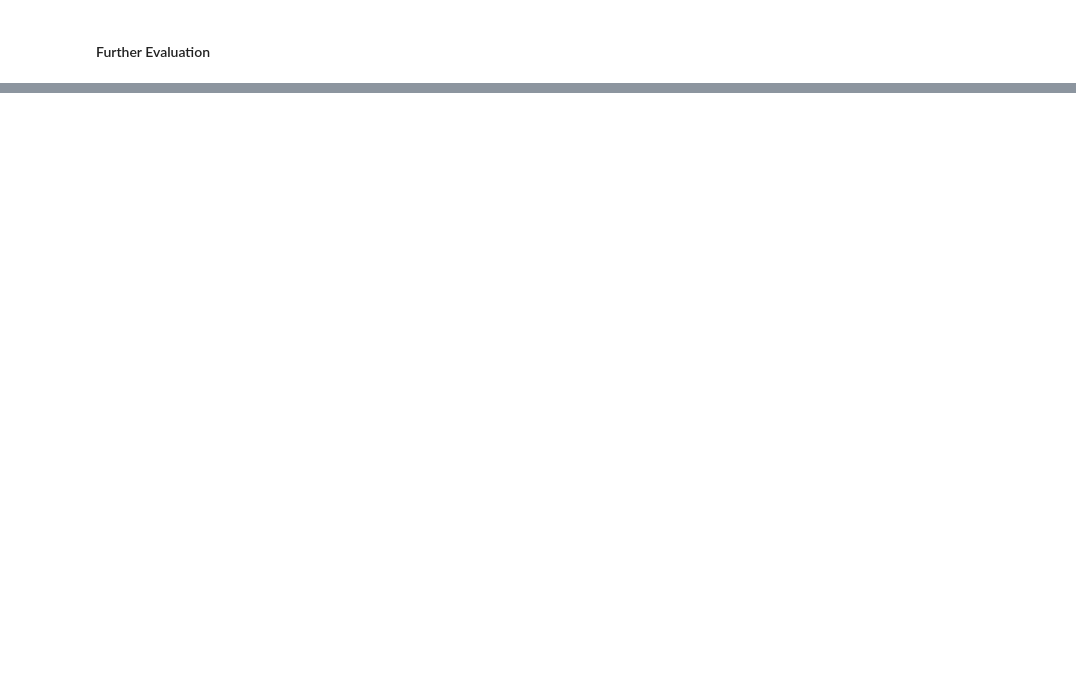
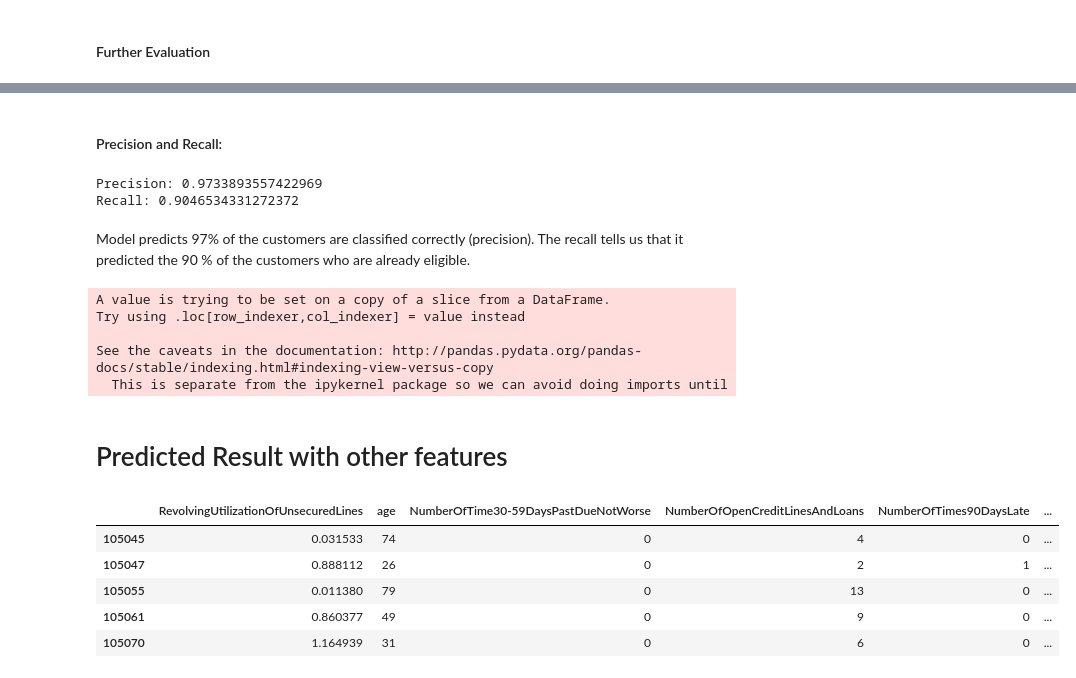
Before and after one commit to biswajithgopinathan/credit_risk_predictor, a Jupyter notebook: credit_risk_classifier.ipynb, the cells around one changed output, grey strips where cells are left out. Drawn from its saved outputs; the diff is of its cells as text; code cells hidden in the pictures; blank space fills up the shorter version.

```diff
--- a/credit_risk_classifier.ipynb
+++ b/credit_risk_classifier.ipynb
@@ -710,8 +696,35 @@ plt.plot(range(10),outcomes)
+# %% [markdown]
+#### Precision and Recall:
+# %%
+from sklearn.metrics import precision_score, recall_score
+
+print("Precision:", precision_score(y_test, predictions_random_forest))
+print("Recall:",recall_score(y_test, predictions_random_forest))
+# %% [output]
+Precision: 0.9733893557422969
+Recall: 0.9046534331272372
+# %% [markdown]
+Model predicts 97% of the customers are classified correctly (precision). The recall tells us that it predicted the 90 % of the customers who are already eligible.
 # %%
 #############################################################################################
 # Adding a new predicted classification coloumn to newly classified table
-# print(len(y_pred_test_r))
-# cust_predicted = random_forest.predict(X_test)
-# print(prediction_features)
-# np.append(prediction_features, y_pred_test_r, axis=1)
-# print(len(prediction_features))
+test_pd['Eligible'] = predictions_random_forest
+test_pd = test_pd.drop("SeriousDlqin2yrs", axis=1)
+test_pd = test_pd.loc[test_pd['Eligible'] == 1]
+# %% [output]
+A value is trying to be set on a copy of a slice from a DataFrame.
+Try using .loc[row_indexer,col_indexer] = value instead
+
+See the caveats in the documentation: http://pandas.pydata.org/pandas-docs/stable/indexing.html#indexing-view-versus-copy
+  This is separate from the ipykernel package so we can avoid doing imports until
+# %% [markdown]
+# Predicted Result with other features
+# %%
+test_pd.head()
+# %% [output]
+|  | RevolvingUtilizationOfUnsecuredLines | age | NumberOfTime30-59DaysPastDueNotWorse | NumberOfOpenCreditLinesAndLoans | NumberOfTimes90DaysLate | ... |
+| 105045 | 0.031533 | 74 | 0 | 4 | 0 | ... |
+| 105047 | 0.888112 | 26 | 0 | 2 | 1 | ... |
+| 105055 | 0.011380 | 79 | 0 | 13 | 0 | ... |
+| 105061 | 0.860377 | 49 | 0 | 9 | 0 | ... |
+| 105070 | 1.164939 | 31 | 0 | 6 | 0 | ... |
```
Also changed, not shown: parts of 35 cells of this notebook.
